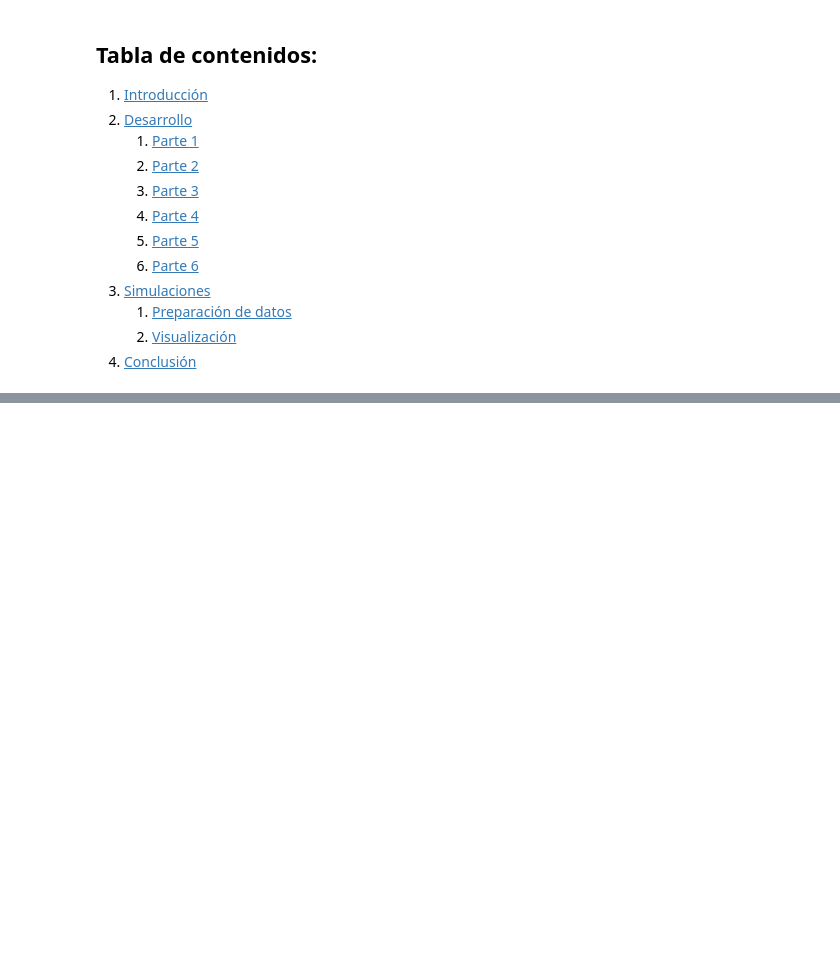
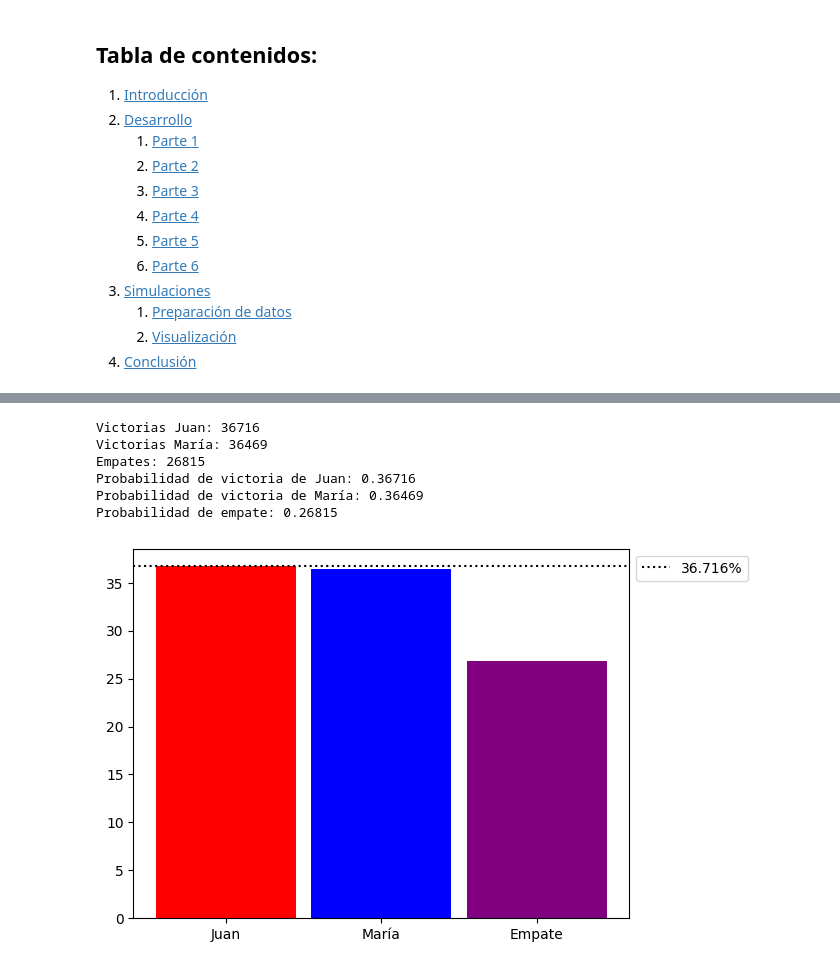
Before and after one commit to RobottiFranco/PyE-2, a Jupyter notebook: informe.ipynb, the cells around one changed output, grey strips where cells are left out. Cells and saved outputs as stored; diff of their text form; code cells hidden in the pictures; blank space fills up the shorter version.

```diff
--- a/informe.ipynb
+++ b/informe.ipynb
@@ -318,0 +302,25 @@ Se necesitarían más simulaciones o un análisis más profundo para determinar
+# %%
+from main import simular_n_veces
+import matplotlib.pyplot as plt
+
+# Simula 100_000 rondas entre Juan y María
+n = 100_000
+resultados = simular_n_veces(n)
+
+labels = ['Juan', 'María', 'Empate']
+sizes = [resultados['VICTORIA_JUAN']*100/n, resultados['VICTORIA_MARIA']*100/n, resultados['EMPATE']*100/n]
+
+plt.bar(labels, sizes, width=0.9, color=['red','blue','purple'])
+plt.axhline(max(sizes), linestyle='dotted', color='black', label=str(max(sizes))+'%')
+
+plt.legend(bbox_to_anchor=(1, 1))
+
+plt.show()
+# %% [output]
+Victorias Juan: 36716
+Victorias María: 36469
+Empates: 26815
+Probabilidad de victoria de Juan: 0.36716
+Probabilidad de victoria de María: 0.36469
+Probabilidad de empate: 0.26815
+[figure, added]
```
Also changed, not shown: parts of 16 cells of this notebook.
